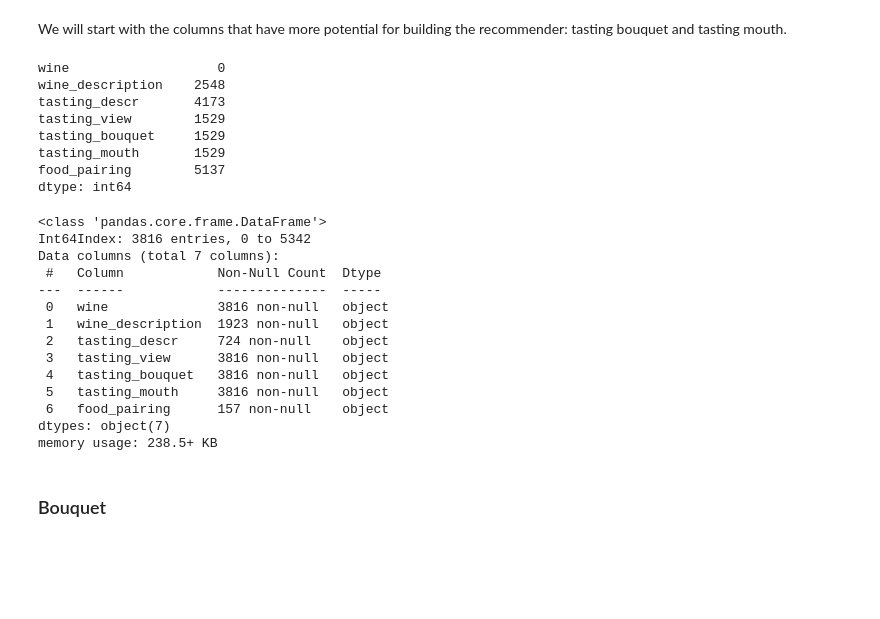
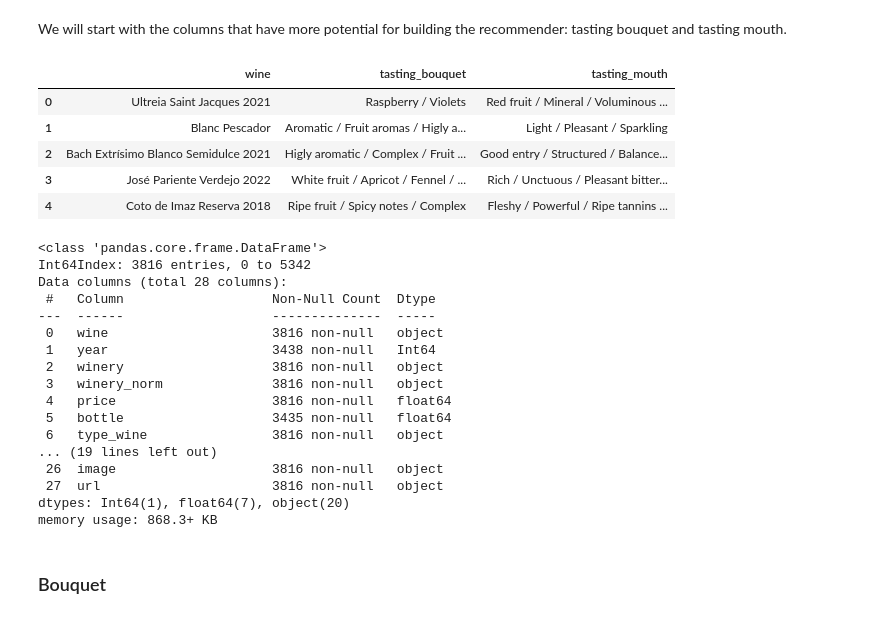
Before and after one commit to mariabollain/Spanish_Wine_Recommender, a Jupyter notebook: 02-cleaning/cleaning.ipynb, the cells around one changed output. Cells and saved outputs as stored; diff of their text form; code cells hidden in the pictures; blank space fills up the shorter version.

```diff
--- a/02-cleaning/cleaning.ipynb
+++ b/02-cleaning/cleaning.ipynb
@@ -2350,36 +2375,37 @@ vinissimus_short[text_cols].head()
 # %% [markdown]
 We will start with the columns that have more potential for building the recommender: tasting bouquet and tasting mouth.
-# %%
-vinissimus_short[text_cols].isna().sum()
-# %% [output]
-wine                   0
-wine_description    2548
-tasting_descr       4173
-tasting_view        1529
-tasting_bouquet     1529
-tasting_mouth       1529
-food_pairing        5137
-dtype: int64
+# %%
+vinissimus_short[['wine', 'tasting_bouquet', 'tasting_mouth']].head()
+# %% [output]
+|  | wine | tasting_bouquet | tasting_mouth |
+| 0 | Ultreia Saint Jacques 2021 | Raspberry / Violets | Red fruit / Mineral / Voluminous ... |
+| 1 | Blanc Pescador | Aromatic / Fruit aromas / Higly a... | Light / Pleasant / Sparkling |
+| 2 | Bach Extrísimo Blanco Semidulce 2021 | Higly aromatic / Complex / Fruit ... | Good entry / Structured / Balance... |
+| 3 | José Pariente Verdejo 2022 | White fruit / Apricot / Fennel / ... | Rich / Unctuous / Pleasant bitter... |
+| 4 | Coto de Imaz Reserva 2018 | Ripe fruit / Spicy notes / Complex | Fleshy / Powerful / Ripe tannins ... |
 # %%
 tasting_cols = ['tasting_bouquet', 'tasting_mouth']
 
-text_data = text_data.dropna(subset=tasting_cols, how='all')
+text_data = vinissimus_short.dropna(subset=tasting_cols, how='all')
 text_data.info()
 # %% [output]
 <class 'pandas.core.frame.DataFrame'>
 Int64Index: 3816 entries, 0 to 5342
-Data columns (total 7 columns):
- #   Column            Non-Null Count  Dtype
----  ------            --------------  -----
- 0   wine              3816 non-null   object
- 1   wine_description  1923 non-null   object
- 2   tasting_descr     724 non-null    object
- 3   tasting_view      3816 non-null   object
- 4   tasting_bouquet   3816 non-null   object
- 5   tasting_mouth     3816 non-null   object
- 6   food_pairing      157 non-null    object
-dtypes: object(7)
-memory usage: 238.5+ KB
+Data columns (total 28 columns):
+ #   Column                   Non-Null Count  Dtype
+---  ------                   --------------  -----
+ 0   wine                     3816 non-null   object
+ 1   year                     3438 non-null   Int64
+ 2   winery                   3816 non-null   object
+ 3   winery_norm              3816 non-null   object
+ 4   price                    3816 non-null   float64
+ 5   bottle                   3435 non-null   float64
+ 6   type_wine                3816 non-null   object
+... (19 lines left out)
+ 26  image                    3816 non-null   object
+ 27  url                      3816 non-null   object
+dtypes: Int64(1), float64(7), object(20)
+memory usage: 868.3+ KB
 # %% [markdown]
 ### Bouquet
 # %%
```
Also changed, not shown: parts of 28 cells of this notebook.
